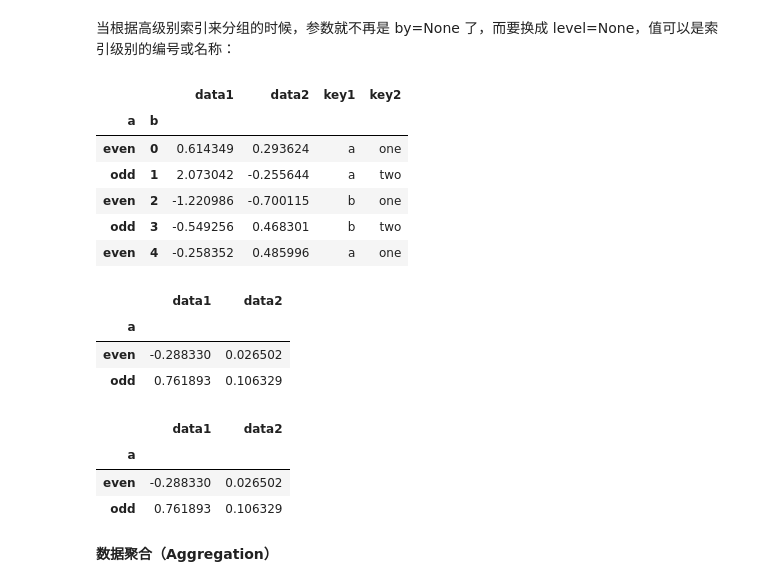
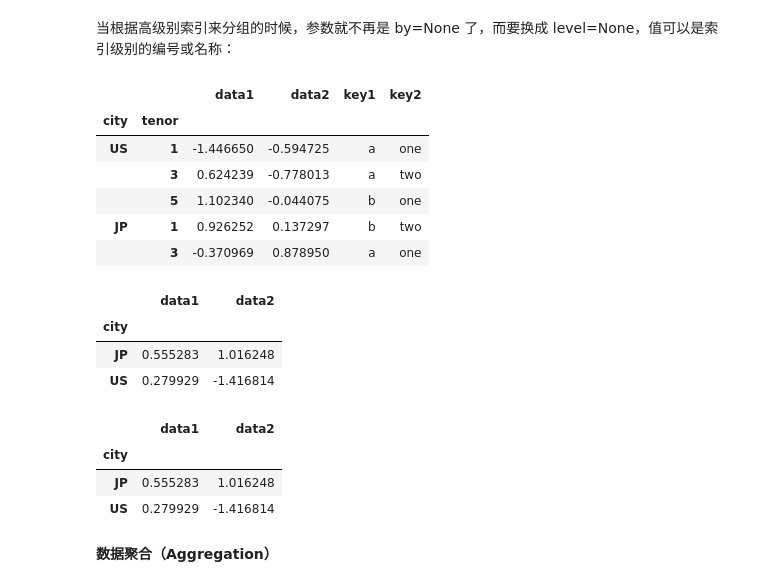
Before and after one commit to Rica123/pandas, a Jupyter notebook: notes/10Pandas之数据分组和聚合.ipynb, the cells around one changed output. Cells and saved outputs as stored; diff of their text form; code cells hidden in the pictures.

```diff
--- a/notes/10Pandas之数据分组和聚合.ipynb
+++ b/notes/10Pandas之数据分组和聚合.ipynb
@@ -113,31 +155,31 @@ df.groupby(lambda x:'even' if x%2==0 else 'odd').mean()
 # %% [markdown]
 当根据高级别索引来分组的时候，参数就不再是 by=None 了，而要换成 level=None，值可以是索引级别的编号或名称：
 # %%
-index = pd.MultiIndex.from_arrays([['even','odd','even','odd','even'],[0,1,2,3,4]],names=['a','b'])
+index = pd.MultiIndex.from_arrays([['US', 'US', 'US', 'JP', 'JP'],[1, 3, 5, 1, 3]], names=['city', 'tenor'])
 df.index = index
 df
 # %% [output]
 |  |  | data1 | data2 | key1 | key2 |
-| a | b |  |  |  |  |
-| even | 0 | 0.614349 | 0.293624 | a | one |
-| odd | 1 | 2.073042 | -0.255644 | a | two |
-| even | 2 | -1.220986 | -0.700115 | b | one |
-| odd | 3 | -0.549256 | 0.468301 | b | two |
-| even | 4 | -0.258352 | 0.485996 | a | one |
+| city | tenor |  |  |  |  |
+| US | 1 | -1.446650 | -0.594725 | a | one |
+|  | 3 | 0.624239 | -0.778013 | a | two |
+|  | 5 | 1.102340 | -0.044075 | b | one |
+| JP | 1 | 0.926252 | 0.137297 | b | two |
+|  | 3 | -0.370969 | 0.878950 | a | one |
 # %%
-df.groupby(level='a').mean()
+df.groupby(level='city').sum()
 # %% [output]
 |  | data1 | data2 |
-| a |  |  |
-| even | -0.288330 | 0.026502 |
-| odd | 0.761893 | 0.106329 |
+| city |  |  |
+| JP | 0.555283 | 1.016248 |
+| US | 0.279929 | -1.416814 |
 # %%
- df.groupby(level=0).mean()
+df.groupby(level=0).sum()
 # %% [output]
 |  | data1 | data2 |
-| a |  |  |
-| even | -0.288330 | 0.026502 |
-| odd | 0.761893 | 0.106329 |
+| city |  |  |
+| JP | 0.555283 | 1.016248 |
+| US | 0.279929 | -1.416814 |
 # %% [markdown]
 <b>数据聚合（Aggregation）</b>
 # %% [markdown]
```
Also changed, not shown: parts of 36 cells of this notebook.
